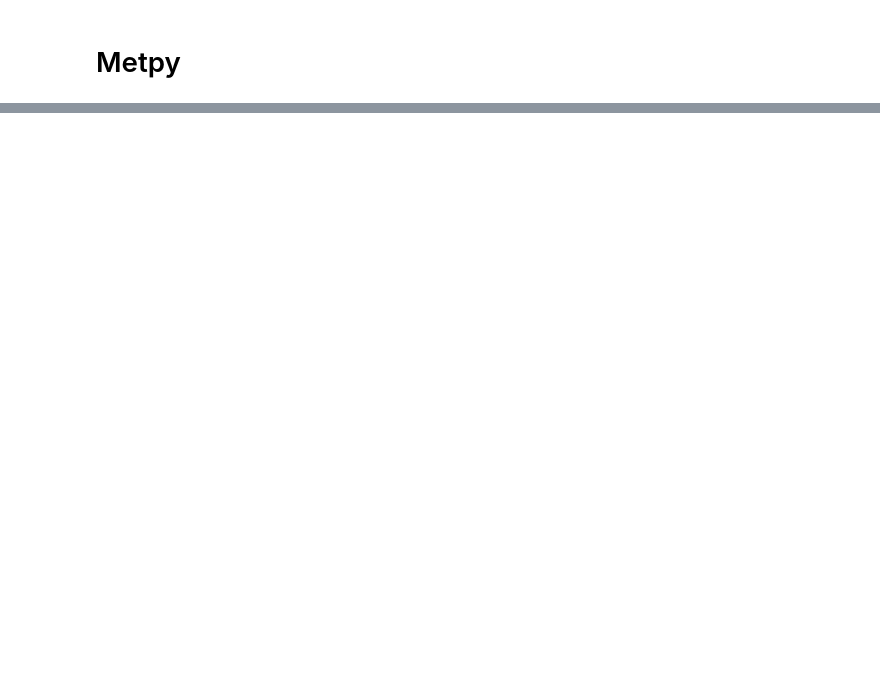
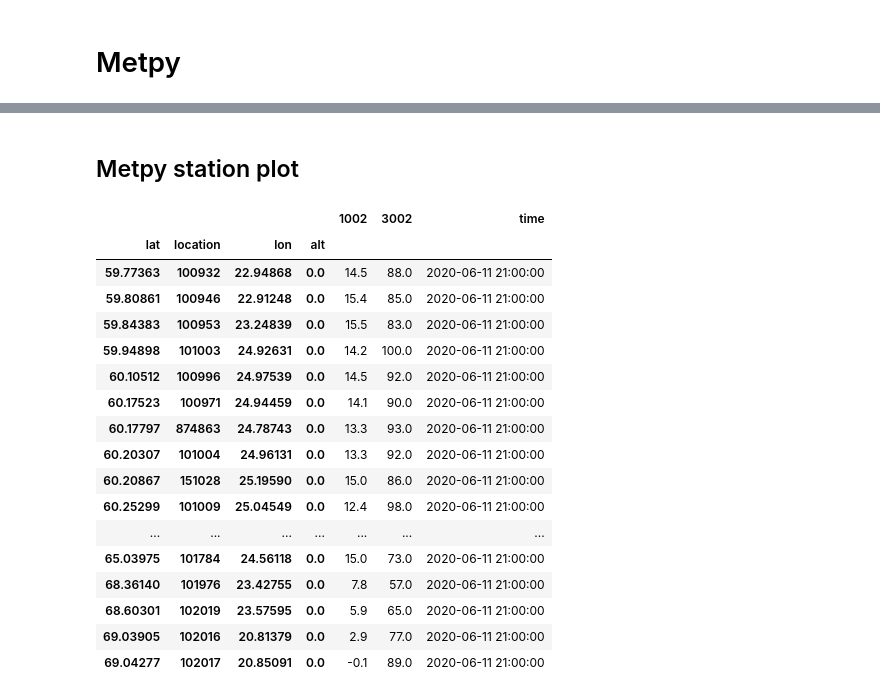
Before and after one commit to pradal/weatherdata, a Jupyter notebook: example/weatherdata_ipm.ipynb, the cells around one changed output, grey strips where cells are left out. Saved outputs shown, nothing was run; the diff lists cells and outputs as text; code cells hidden in the pictures; blank space fills up the shorter version.

```diff
--- a/example/weatherdata_ipm.ipynb
+++ b/example/weatherdata_ipm.ipynb
@@ -112,0 +336,2 @@ import xarray as xr
+# %% [markdown]
+## Metpy station plot
@@ -112,0 +344,27 @@ import xarray as xr
+# %%
+# proj = ccrs.LambertConformal(central_longitude=-95, central_latitude=35,
+#                              standard_parallels=[35])
+proj = ccrs.LambertConformal()
+
+data=ds.isel(time=0)
+data=data.to_dataframe().dropna()
+data
+# %% [output]
+|  |  |  |  | 1002 | 3002 | time |
+| lat | location | lon | alt |  |  |  |
+| 59.77363 | 100932 | 22.94868 | 0.0 | 14.5 | 88.0 | 2020-06-11 21:00:00 |
+| 59.80861 | 100946 | 22.91248 | 0.0 | 15.4 | 85.0 | 2020-06-11 21:00:00 |
+| 59.84383 | 100953 | 23.24839 | 0.0 | 15.5 | 83.0 | 2020-06-11 21:00:00 |
+| 59.94898 | 101003 | 24.92631 | 0.0 | 14.2 | 100.0 | 2020-06-11 21:00:00 |
+| 60.10512 | 100996 | 24.97539 | 0.0 | 14.5 | 92.0 | 2020-06-11 21:00:00 |
+| 60.17523 | 100971 | 24.94459 | 0.0 | 14.1 | 90.0 | 2020-06-11 21:00:00 |
+| 60.17797 | 874863 | 24.78743 | 0.0 | 13.3 | 93.0 | 2020-06-11 21:00:00 |
+| 60.20307 | 101004 | 24.96131 | 0.0 | 13.3 | 92.0 | 2020-06-11 21:00:00 |
+| 60.20867 | 151028 | 25.19590 | 0.0 | 15.0 | 86.0 | 2020-06-11 21:00:00 |
+| 60.25299 | 101009 | 25.04549 | 0.0 | 12.4 | 98.0 | 2020-06-11 21:00:00 |
+| ... | ... | ... | ... | ... | ... | ... |
+| 65.03975 | 101784 | 24.56118 | 0.0 | 15.0 | 73.0 | 2020-06-11 21:00:00 |
+| 68.36140 | 101976 | 23.42755 | 0.0 | 7.8 | 57.0 | 2020-06-11 21:00:00 |
+| 68.60301 | 102019 | 23.57595 | 0.0 | 5.9 | 65.0 | 2020-06-11 21:00:00 |
+| 69.03905 | 102016 | 20.81379 | 0.0 | 2.9 | 77.0 | 2020-06-11 21:00:00 |
+| 69.04277 | 102017 | 20.85091 | 0.0 | -0.1 | 89.0 | 2020-06-11 21:00:00 |
```
Also changed, not shown: parts of 26 cells of this notebook.
